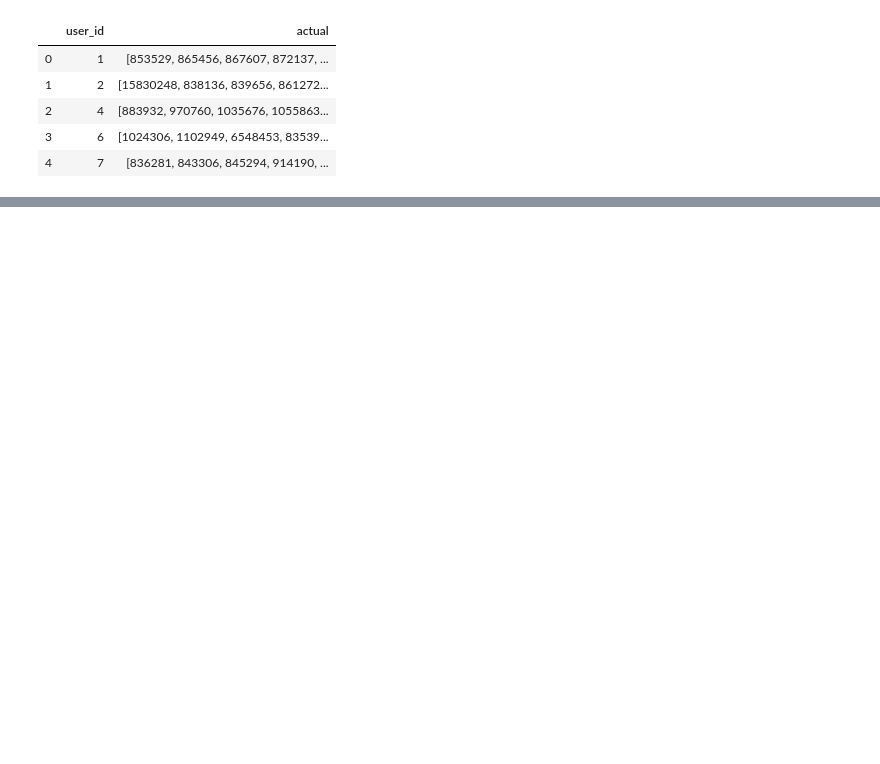
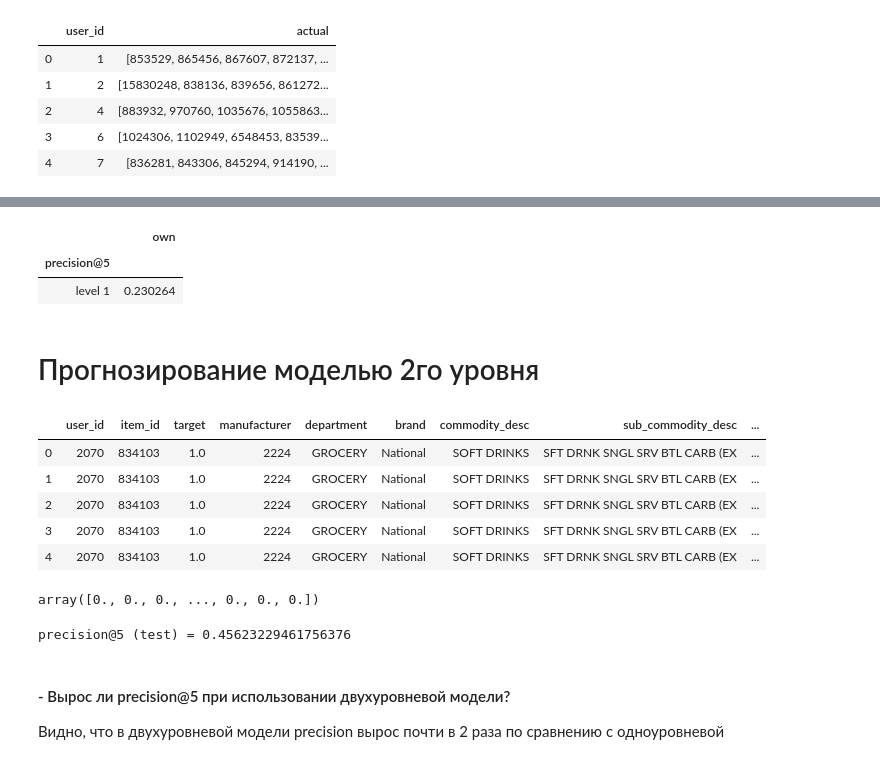
Before and after one commit to Yegor9151/Recommender_systems, a Jupyter notebook: Lesson 6 Two-tier recommendation models/practice.ipynb, the cells around one changed output, grey strips where cells are left out. Saved outputs shown, nothing was run; the diff lists cells and outputs as text; code cells hidden in the pictures; blank space fills up the shorter version.

```diff
--- a/Lesson 6 Two-tier recommendation models/practice.ipynb
+++ b/Lesson 6 Two-tier recommendation models/practice.ipynb
@@ -309,0 +382,30 @@ precisions_lvls
+# %%
+precisions_lvls = pd.DataFrame(columns=['precision@5', ' own']).set_index('precision@5')
+
+precisions_lvls.loc['level 1'] = evaluete_rec(data=result_lvl1, true='actual', metric='precision@k', k=5)
+precisions_lvls
+# %% [output]
+|  | own |
+| precision@5 |  |
+| level 1 | 0.230264 |
+# %% [markdown]
+# Прогнозирование моделью 2го уровня
+# %%
+targets_val_lvl_2 = data_val_lvl_2[['user_id', 'item_id']].copy()
+targets_val_lvl_2['target'] = 1  # тут только покупки
+
+targets_val_lvl_2 = df.merge(targets_val_lvl_2, on=['user_id', 'item_id'], how='left')
+
+targets_val_lvl_2['target'].fillna(0, inplace= True)
+
+targets_val_lvl_2 = targets_val_lvl_2.merge(item_features, on='item_id', how='left')
+targets_val_lvl_2 = targets_val_lvl_2.merge(user_features, on='user_id', how='left')
+
+targets_val_lvl_2.head()
+# %% [output]
+|  | user_id | item_id | target | manufacturer | department | brand | commodity_desc | sub_commodity_desc | ... |
+| 0 | 2070 | 834103 | 1.0 | 2224 | GROCERY | National | SOFT DRINKS | SFT DRNK SNGL SRV BTL CARB (EX | ... |
+| 1 | 2070 | 834103 | 1.0 | 2224 | GROCERY | National | SOFT DRINKS | SFT DRNK SNGL SRV BTL CARB (EX | ... |
+| 2 | 2070 | 834103 | 1.0 | 2224 | GROCERY | National | SOFT DRINKS | SFT DRNK SNGL SRV BTL CARB (EX | ... |
+| 3 | 2070 | 834103 | 1.0 | 2224 | GROCERY | National | SOFT DRINKS | SFT DRNK SNGL SRV BTL CARB (EX | ... |
+| 4 | 2070 | 834103 | 1.0 | 2224 | GROCERY | National | SOFT DRINKS | SFT DRNK SNGL SRV BTL CARB (EX | ... |
@@ -309,0 +417,13 @@ precisions_lvls
+# %%
+test_preds = lgb.predict(X_test)
+test_preds
+# %% [output]
+array([0., 0., 0., ..., 0., 0., 0.])
+# %%
+print(f'precision@5 (test) = {eval_lgbm(targets=targets_val_lvl_2, preds=test_preds)[0]}')
+# %% [output]
+precision@5 (test) = 0.45623229461756376
+# %% [markdown]
+#### - Вырос ли precision@5 при использовании двухуровневой модели?
+
+Видно, что в двухуровневой модели precision вырос почти в 2 раза по сравнению с одноуровневой
```
Also changed, not shown: parts of 47 cells of this notebook.
